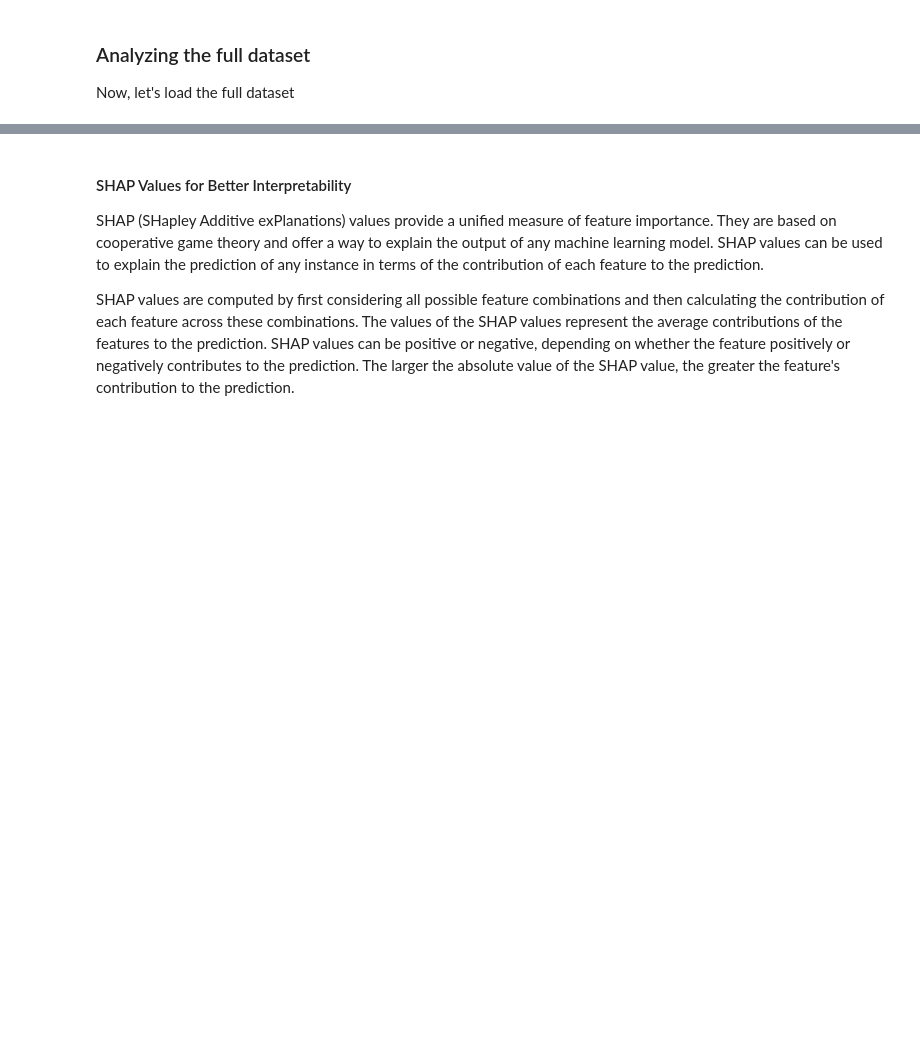
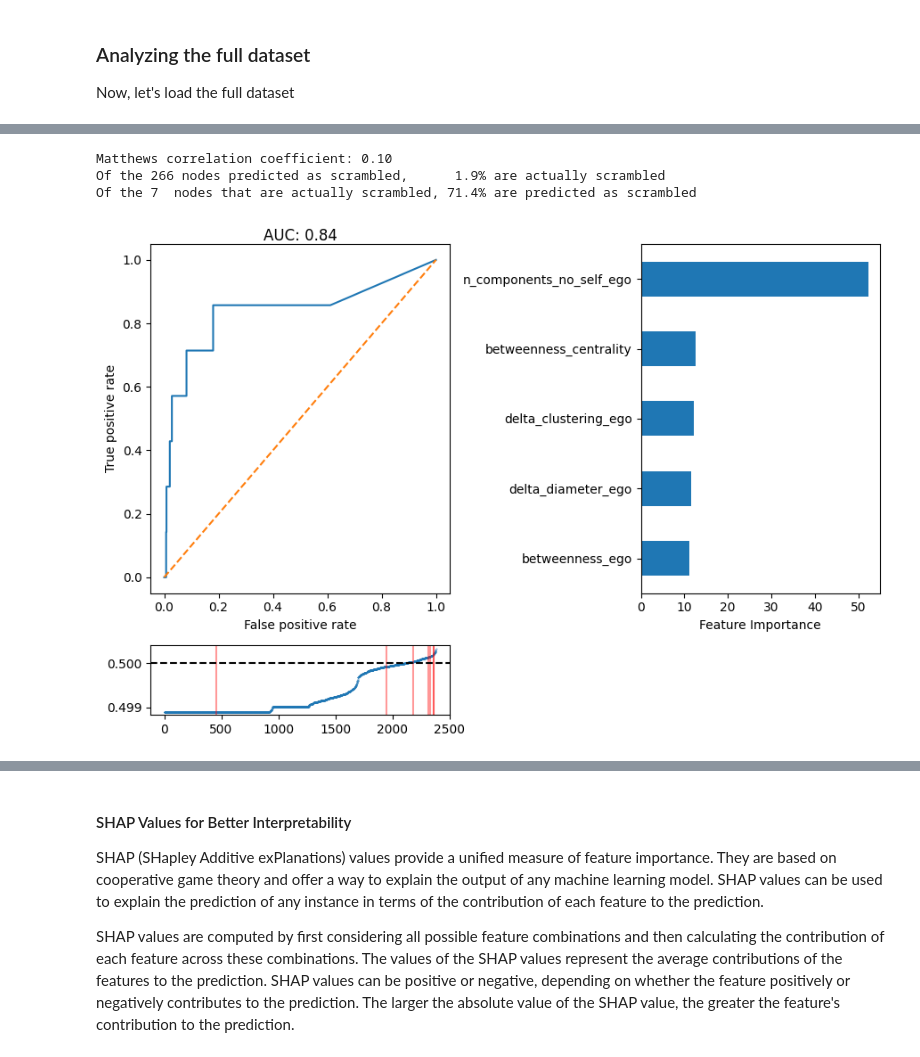
Before and after one commit to bgbg/MLConnectedWorld, a Jupyter notebook: MLConnectedWorldBook/part_04_ch01_node_based_learning.ipynb, the cells around one changed output, grey strips where cells are left out. Cells and saved outputs as stored; diff of their text form; code cells hidden in the pictures; blank space fills up the shorter version.

```diff
--- a/MLConnectedWorldBook/part_04_ch01_node_based_learning.ipynb
+++ b/MLConnectedWorldBook/part_04_ch01_node_based_learning.ipynb
@@ -338,5 +391,8 @@ Now, we have computed the features that we will use to build a classifier that c
 df_all = pd.concat(
     [df_egograph_features, df_centrality_features, df_community_features], axis=1
 )
+for i in range(10):
+    df_all[f'rnd_{i}'] = np.random.rand(len(df_all))
+
 y = np.array(["scrambled" in i for i in df_community_features.index])
 print(f"{df_all.shape=}, {y.mean()=:.3f}")
@@ -434,4 +518,6 @@ Now, let's load the full dataset
 df_full = data_utils.load_dataset_from_local("df_node_disambiguation_task").set_index(
     "node_id", drop=True
 )
+for i in range(10):
+    df_full[f'rnd_{i}'] = np.random.rand(len(df_full))
 df_full.shape
@@ -460,0 +574,26 @@ show_prediction_performance(X_test, y_test, classifier)
+# %%
+cols_to_take = ['n_components_no_self_ego', 'delta_diameter_ego', 'betweenness_centrality', 'betweenness_ego', 'delta_clustering_ego'
+]
+for c in cols_to_take:
+    assert c in df_full.columns
+# %%
+y = np.array(["scrambled" in i for i in df_full.index])
+weights = np.ones_like(y, dtype=float)
+weights[y] = 100
+X_train, X_test, y_train, y_test, weights_train, weights_test = train_test_split(
+    df_full[cols_to_take], y, weights, test_size=0.2, random_state=42
+)
+classifier = CatBoostClassifier(
+    iterations=1000,
+    learning_rate=1e-5,
+    depth=12,
+    loss_function="Logloss",
+    eval_metric="AUC",
+    early_stopping_rounds=150,  # Early stopping
+    l2_leaf_reg=10,  # L2 regularization
+    subsample=0.8,  # Subsample fraction
+    verbose=True,
+)
+classifier.fit(
+    X_train, y_train, sample_weight=weights_train, eval_set=(X_test, y_test), plot=True
+)
@@ -460,0 +620,7 @@ show_prediction_performance(X_test, y_test, classifier)
+# %%
+show_prediction_performance(X_test, y_test, classifier)
+# %% [output]
+Matthews correlation coefficient: 0.10
+Of the 266 nodes predicted as scrambled,      1.9% are actually scrambled
+Of the 7  nodes that are actually scrambled, 71.4% are predicted as scrambled
+[figure, added]
```
Also changed, not shown: parts of 33 cells of this notebook.
